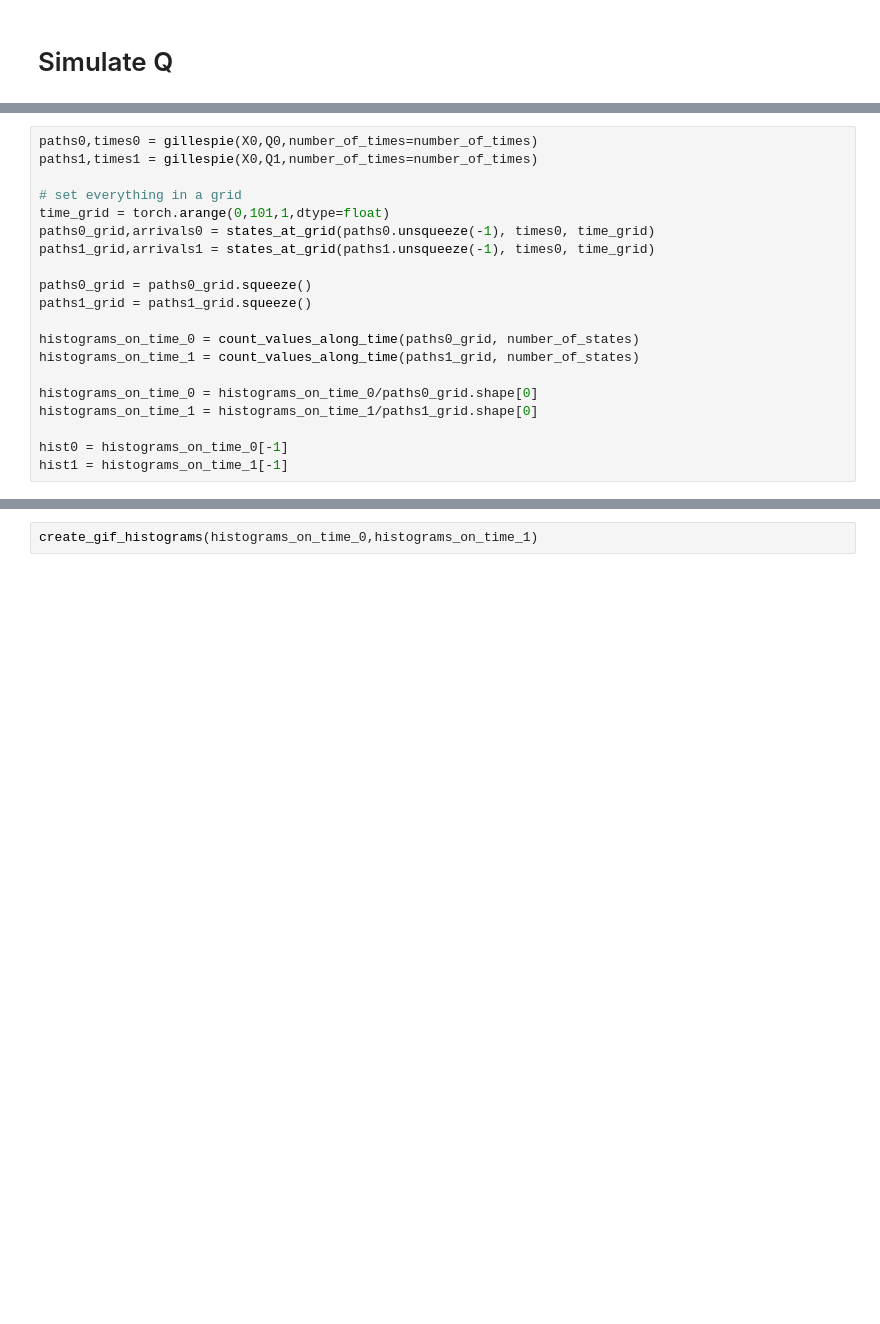
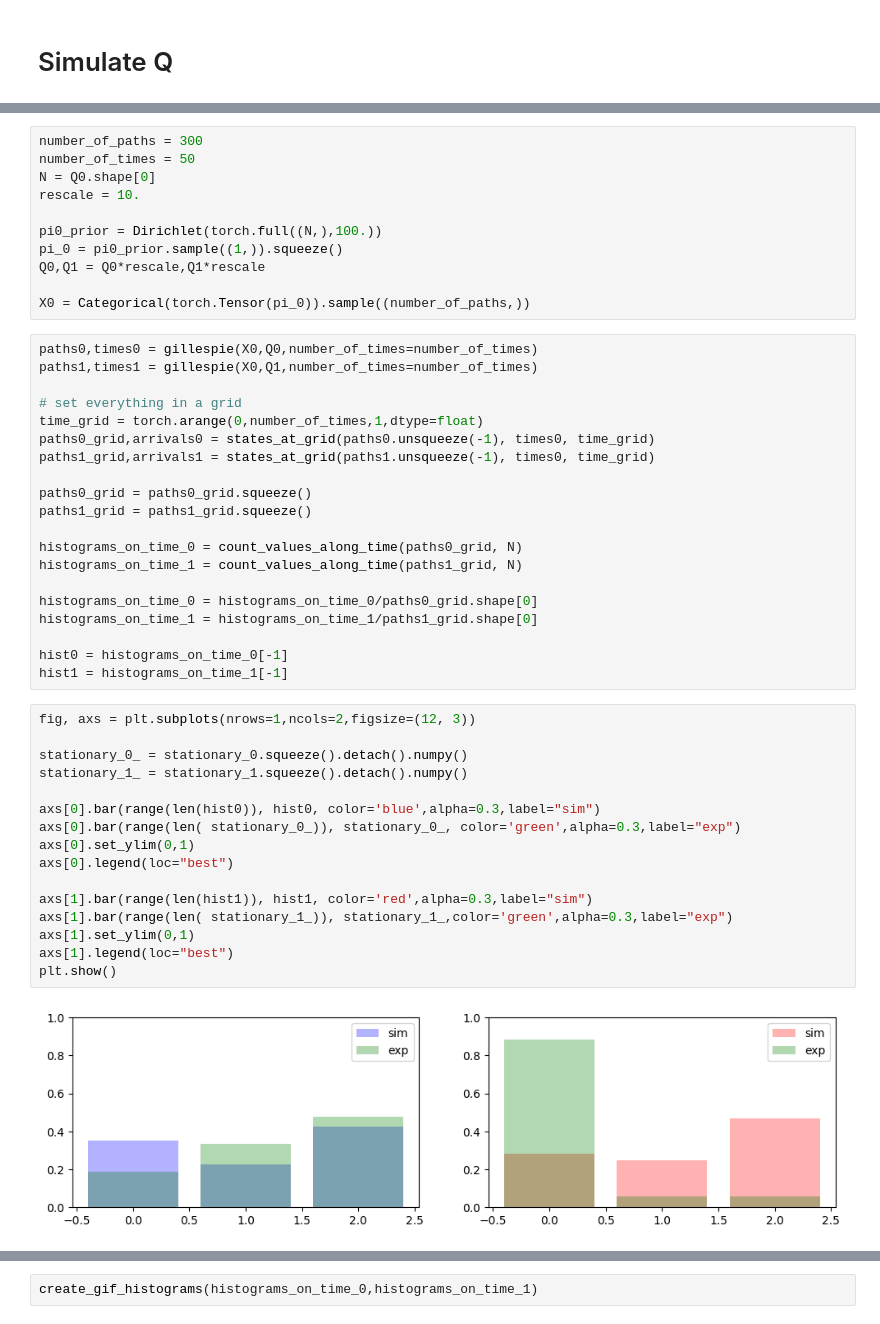
Before and after one commit to cesarali/conditional_rate_matching, a Jupyter notebook: notebooks/MJP_Transport/ot_between_mjp.ipynb, the cells around one changed output, grey strips where cells are left out. Drawn from its saved outputs; the diff is of its cells as text; blank space fills up the shorter version.

```diff
--- a/notebooks/MJP_Transport/ot_between_mjp.ipynb
+++ b/notebooks/MJP_Transport/ot_between_mjp.ipynb
@@ -589,20 +657,49 @@ np.dot(Q0,stationary_pi_0)
+# %%
+number_of_paths = 300
+number_of_times = 50
+N = Q0.shape[0]
+rescale = 10.
+
+pi0_prior = Dirichlet(torch.full((N,),100.))
+pi_0 = pi0_prior.sample((1,)).squeeze()
+Q0,Q1 = Q0*rescale,Q1*rescale
+
+X0 = Categorical(torch.Tensor(pi_0)).sample((number_of_paths,))
 # %%
 paths0,times0 = gillespie(X0,Q0,number_of_times=number_of_times)
 paths1,times1 = gillespie(X0,Q1,number_of_times=number_of_times)
 
 # set everything in a grid
-time_grid = torch.arange(0,101,1,dtype=float)
+time_grid = torch.arange(0,number_of_times,1,dtype=float)
 paths0_grid,arrivals0 = states_at_grid(paths0.unsqueeze(-1), times0, time_grid)
 paths1_grid,arrivals1 = states_at_grid(paths1.unsqueeze(-1), times0, time_grid)
 
 paths0_grid = paths0_grid.squeeze()
 paths1_grid = paths1_grid.squeeze()
 
-histograms_on_time_0 = count_values_along_time(paths0_grid, number_of_states)
-histograms_on_time_1 = count_values_along_time(paths1_grid, number_of_states)
+histograms_on_time_0 = count_values_along_time(paths0_grid, N)
+histograms_on_time_1 = count_values_along_time(paths1_grid, N)
 
 histograms_on_time_0 = histograms_on_time_0/paths0_grid.shape[0]
 histograms_on_time_1 = histograms_on_time_1/paths1_grid.shape[0]
 
 hist0 = histograms_on_time_0[-1]
 hist1 = histograms_on_time_1[-1]
+# %%
+fig, axs = plt.subplots(nrows=1,ncols=2,figsize=(12, 3))
+
+stationary_0_ = stationary_0.squeeze().detach().numpy()
+stationary_1_ = stationary_1.squeeze().detach().numpy()
+
+axs[0].bar(range(len(hist0)), hist0, color='blue',alpha=0.3,label="sim")
+axs[0].bar(range(len( stationary_0_)), stationary_0_, color='green',alpha=0.3,label="exp")
+axs[0].set_ylim(0,1)
+axs[0].legend(loc="best")
+
+axs[1].bar(range(len(hist1)), hist1, color='red',alpha=0.3,label="sim")
+axs[1].bar(range(len( stationary_1_)), stationary_1_,color='green',alpha=0.3,label="exp")
+axs[1].set_ylim(0,1)
+axs[1].legend(loc="best")
+plt.show()
+# %% [output]
+[figure, added]
```
Also changed, not shown: parts of 23 cells of this notebook, 30 other files.
